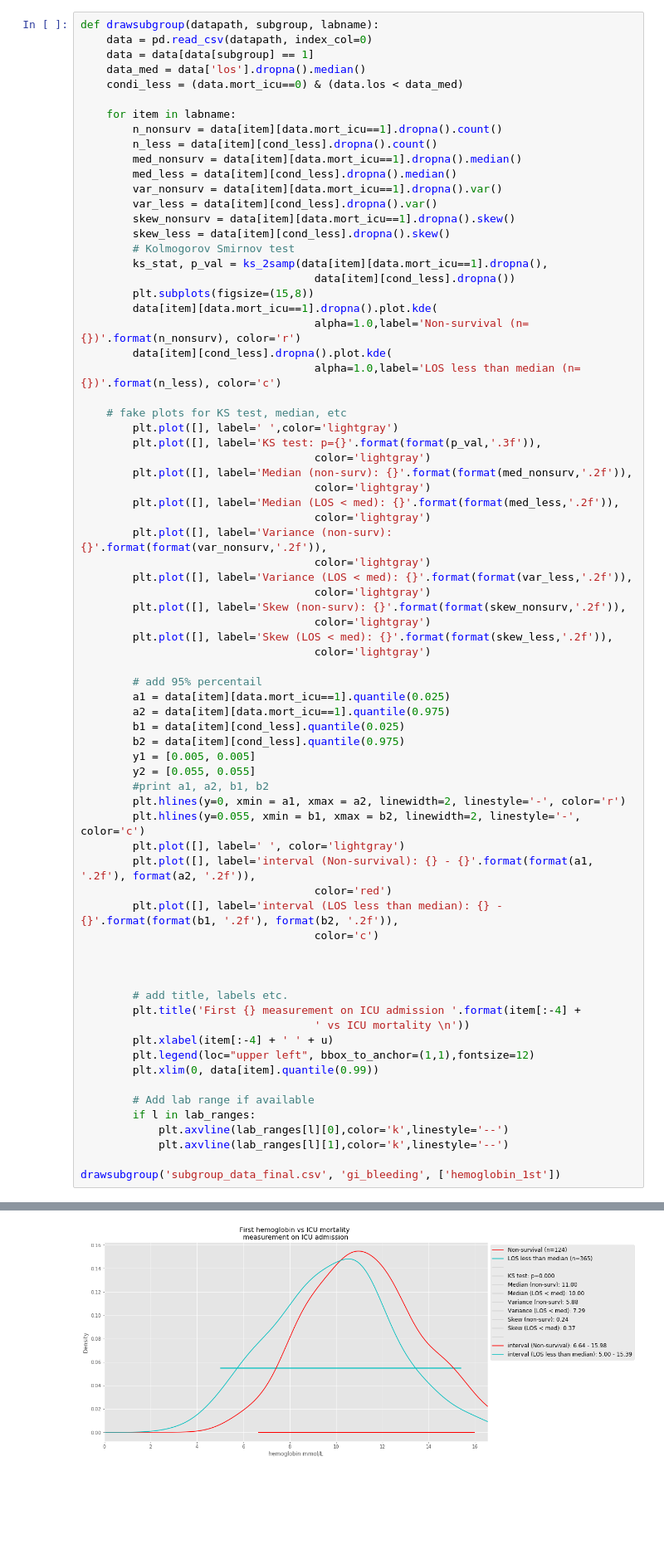
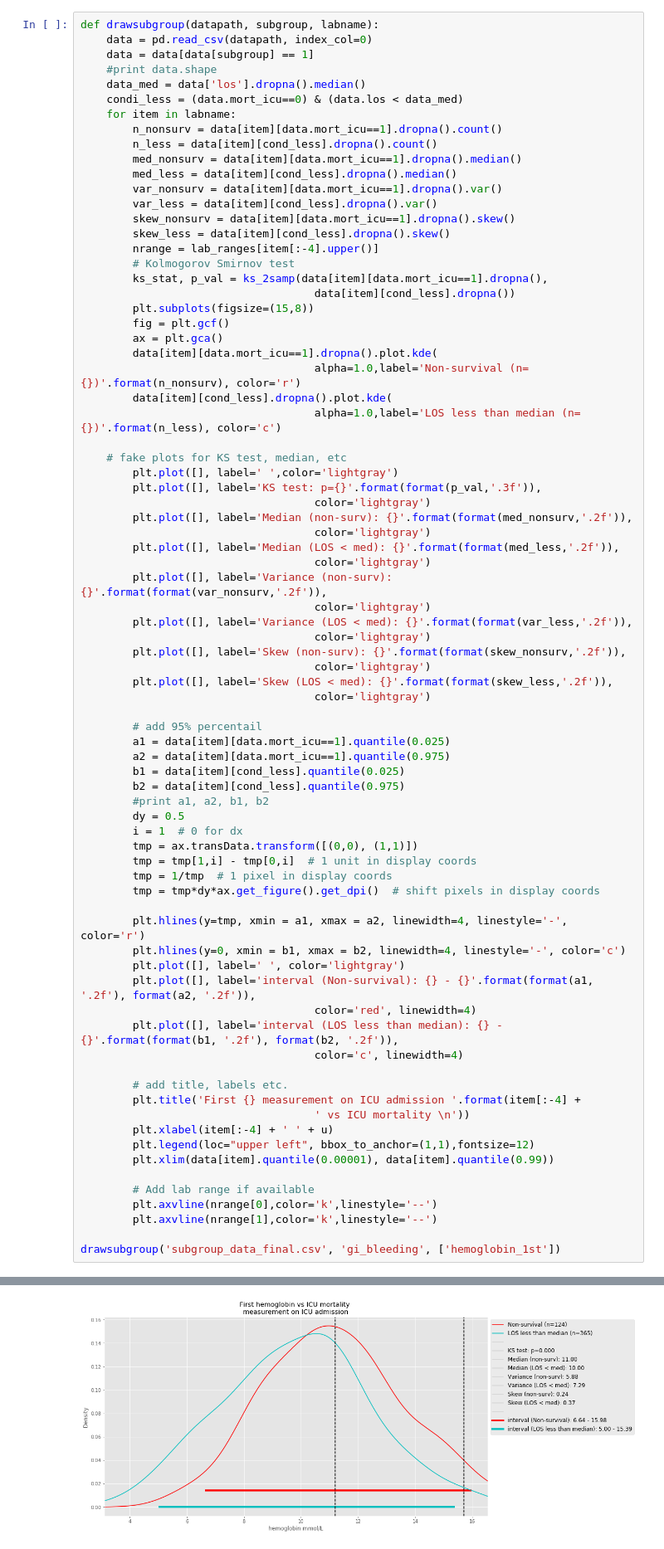
Before and after one commit to nus-mornin-lab/First_Lab, a Jupyter notebook: first_lab_figures.ipynb, the cells around one changed output, grey strips where cells are left out. Shown at 83% size. Saved outputs shown, nothing was run; the diff lists cells and outputs as text; blank space fills up the shorter version.

```diff
--- a/first_lab_figures.ipynb
+++ b/first_lab_figures.ipynb
@@ -196,9 +205,9 @@ for l, u in iter(sorted(labs.iteritems())):
 def drawsubgroup(datapath, subgroup, labname):
     data = pd.read_csv(datapath, index_col=0)
     data = data[data[subgroup] == 1]
+    #print data.shape
     data_med = data['los'].dropna().median()
     condi_less = (data.mort_icu==0) & (data.los < data_med)
-
     for item in labname:
         n_nonsurv = data[item][data.mort_icu==1].dropna().count()
         n_less = data[item][cond_less].dropna().count()
@@ -208,10 +217,13 @@ def drawsubgroup(datapath, subgroup, labname):
         var_less = data[item][cond_less].dropna().var()
         skew_nonsurv = data[item][data.mort_icu==1].dropna().skew()
         skew_less = data[item][cond_less].dropna().skew()
+        nrange = lab_ranges[item[:-4].upper()]
         # Kolmogorov Smirnov test
         ks_stat, p_val = ks_2samp(data[item][data.mort_icu==1].dropna(),
                                     data[item][cond_less].dropna())
         plt.subplots(figsize=(15,8))
+        fig = plt.gcf()
+        ax = plt.gca()
         data[item][data.mort_icu==1].dropna().plot.kde(
                                     alpha=1.0,label='Non-survival (n={})'.format(n_nonsurv), color='r')
         data[item][cond_less].dropna().plot.kde(
@@ -239,30 +251,32 @@ def drawsubgroup(datapath, subgroup, labname):
         a2 = data[item][data.mort_icu==1].quantile(0.975)
         b1 = data[item][cond_less].quantile(0.025)
         b2 = data[item][cond_less].quantile(0.975)
-        y1 = [0.005, 0.005]
-        y2 = [0.055, 0.055]
         #print a1, a2, b1, b2
-        plt.hlines(y=0, xmin = a1, xmax = a2, linewidth=2, linestyle='-', color='r')
-        plt.hlines(y=0.055, xmin = b1, xmax = b2, linewidth=2, linestyle='-', color='c')
+        dy = 0.5
+        i = 1  # 0 for dx
+        tmp = ax.transData.transform([(0,0), (1,1)])
+        tmp = tmp[1,i] - tmp[0,i]  # 1 unit in display coords
+        tmp = 1/tmp  # 1 pixel in display coords
+        tmp = tmp*dy*ax.get_figure().get_dpi()  # shift pixels in display coords
+
+        plt.hlines(y=tmp, xmin = a1, xmax = a2, linewidth=4, linestyle='-', color='r')
+        plt.hlines(y=0, xmin = b1, xmax = b2, linewidth=4, linestyle='-', color='c')
         plt.plot([], label=' ', color='lightgray')
         plt.plot([], label='interval (Non-survival): {} - {}'.format(format(a1, '.2f'), format(a2, '.2f')),
-                                    color='red')
+                                    color='red', linewidth=4)
         plt.plot([], label='interval (LOS less than median): {} - {}'.format(format(b1, '.2f'), format(b2, '.2f')),
-                                    color='c')
-
-
+                                    color='c', linewidth=4)
 
         # add title, labels etc.
         plt.title('First {} measurement on ICU admission '.format(item[:-4] +
                                     ' vs ICU mortality \n'))
         plt.xlabel(item[:-4] + ' ' + u)
         plt.legend(loc="upper left", bbox_to_anchor=(1,1),fontsize=12)
-        plt.xlim(0, data[item].quantile(0.99))
+        plt.xlim(data[item].quantile(0.00001), data[item].quantile(0.99))
 
         # Add lab range if available
-        if l in lab_ranges:
-            plt.axvline(lab_ranges[l][0],color='k',linestyle='--')
-            plt.axvline(lab_ranges[l][1],color='k',linestyle='--')
+        plt.axvline(nrange[0],color='k',linestyle='--')
+        plt.axvline(nrange[1],color='k',linestyle='--')
 
 drawsubgroup('subgroup_data_final.csv', 'gi_bleeding', ['hemoglobin_1st'])
 # %% [output]
@@ -270,4 +283,4 @@ drawsubgroup('subgroup_data_final.csv', 'gi_bleeding', ['hemoglobin_1st'])
-[figure, old version]
+[figure, new version]
 # %%
 drawsubgroup('subgroup_data_final.csv', 'angus', ['freecalcium_1st', 'lactate_1st'])
 # %% [output]
```
Also changed, not shown: parts of 4 cells of this notebook.
